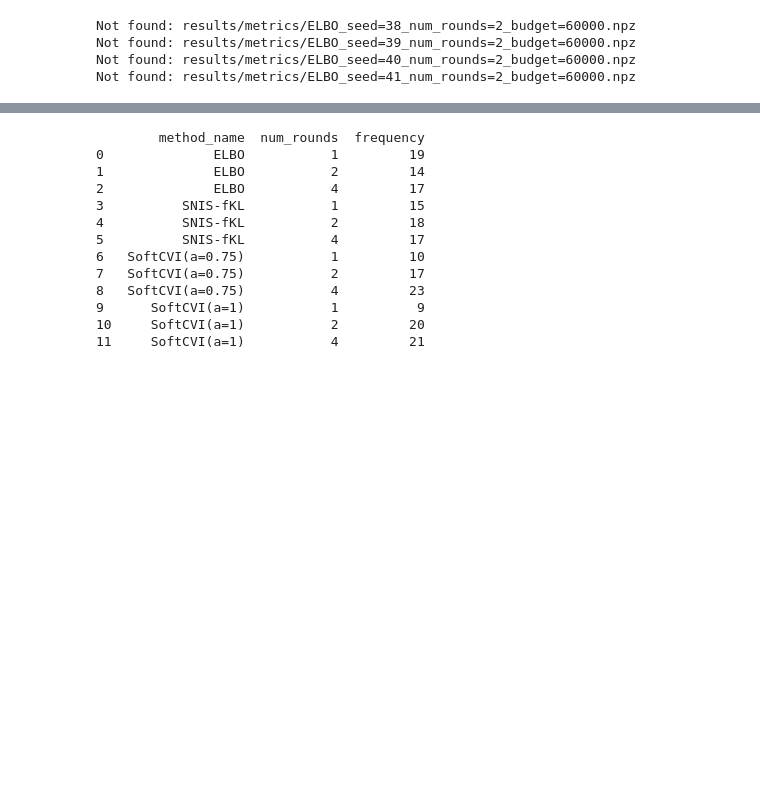
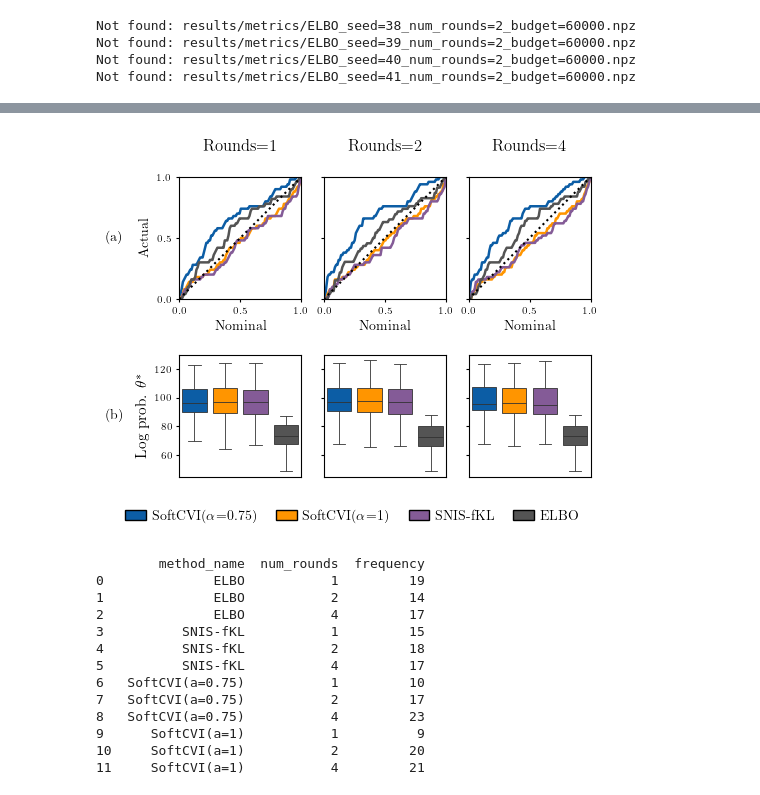
Before and after one commit to danielward27/spyrox, a Jupyter notebook: sir_covariates_results.ipynb, the cells around one changed output, grey strips where cells are left out. Saved outputs shown, nothing was run; the diff lists cells and outputs as text; code cells hidden in the pictures; blank space fills up the shorter version.

```diff
--- a/sir_covariates_results.ipynb
+++ b/sir_covariates_results.ipynb
@@ -118 +83,75 @@ ax.legend_.remove()
+# %%
+coverage_df = pd.DataFrame(coverage_data)
+
+total_fig = plt.figure(constrained_layout=True, figsize=(5, 4))
+fig, legend_fig = total_fig.subfigures(nrows=2, height_ratios=[10, 1])
+
+cov_axes, log_prob_axes = fig.subplots(
+    ncols=len(num_rounds),
+    nrows=2,
+    sharey="row",
+)
+
+for r, ax in zip(num_rounds, cov_axes, strict=True):
+    for method in method_names:
+        probs = jnp.asarray(
+            coverage_df[
+                (coverage_df["num_rounds"] == r) & (coverage_df["method_name"] == method)
+            ]["coverage_prob"],
+        )
+
+        nominal = jnp.linspace(0, 1, 100)
+        coverage_freq = jnp.array([(probs >= 1 - nom).mean() for nom in nominal])
+
+        ax.plot(
+            nominal,
+            coverage_freq,
+            label=method,
+            color=palette[method],
+            linewidth=1.8,
+            )
+
+    ax.plot(nominal, nominal, linestyle=":", color="black")
+
+    ax.set_xlim(0, 1)
+    ax.set_ylim(0, 1)
+    ax.set_title(f"Rounds={r}", y=1.15, size=12)
+
+cov_axes[0].set_ylabel("Actual")
+[ax.set_xlabel("Nominal") for ax in cov_axes]
+[ax.set_box_aspect(1) for ax in cov_axes]
+
+df = pd.DataFrame(log_prob_true_data)
+
+for ax, n_rounds in zip(log_prob_axes, num_rounds, strict=True):
+    sns.boxplot(
+        data=df[df["num_rounds"] == n_rounds],
+        x="method_name",
+        y="log_prob_true",
+        hue="method_name",
+        hue_order=palette.keys(),
+        ax=ax,
+        legend=False,
+        **box_kwargs,
+    )
+
+log_prob_axes[0].set_ylabel(r"Log prob. $\theta^*$", size=11)
+legend_fig.legend(handles=handles, ncols=len(method_names))
+
+for ax in log_prob_axes:
+    ax.set_box_aspect(1)
+    ax.set_xlabel("")
+    ax.set_xticks([])
+
+for ax in cov_axes:
+    ax.set_xticks([0, 0.5, 1])
+    ax.set_yticks([0, 0.5, 1])
+
+
+for letter, ax in zip(["a", "b"], (cov_axes[0], log_prob_axes[0]), strict=True):
+    ax.text(-0.6, 0.5, f"({letter})", transform=ax.transAxes, va='center')
+
+total_fig.savefig(f"plots/sirsde_with_covariates_simbudget={budget}.pdf")
+# %% [output]
+[figure, added]
 # %%
```
Also changed, not shown: parts of 7 cells of this notebook.
